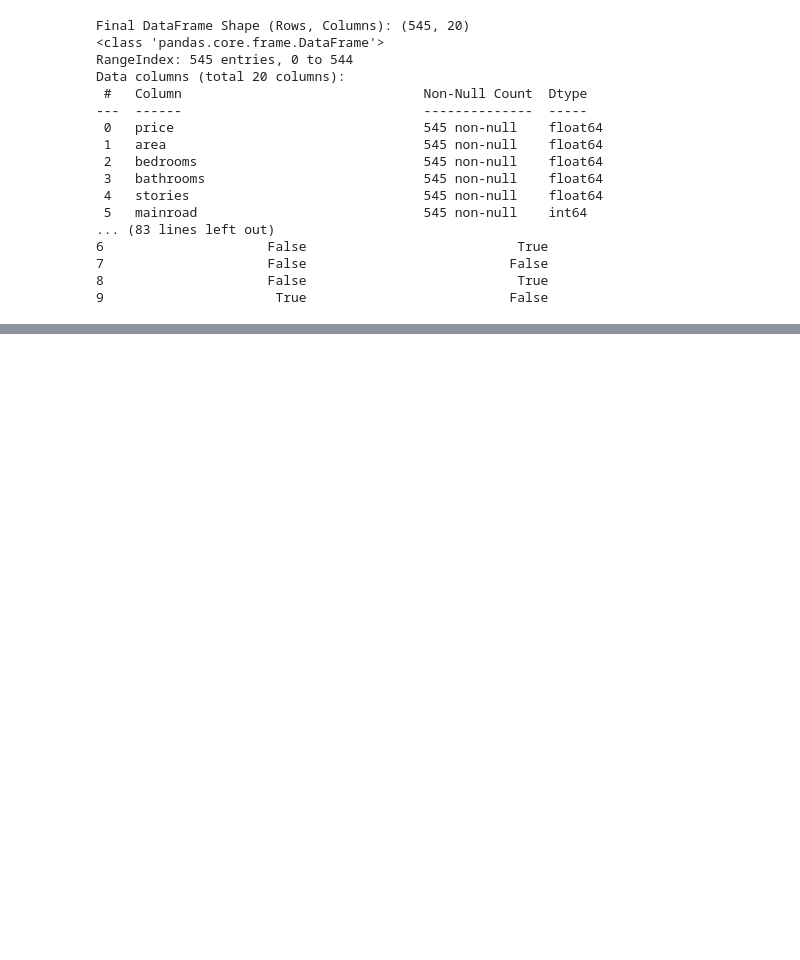
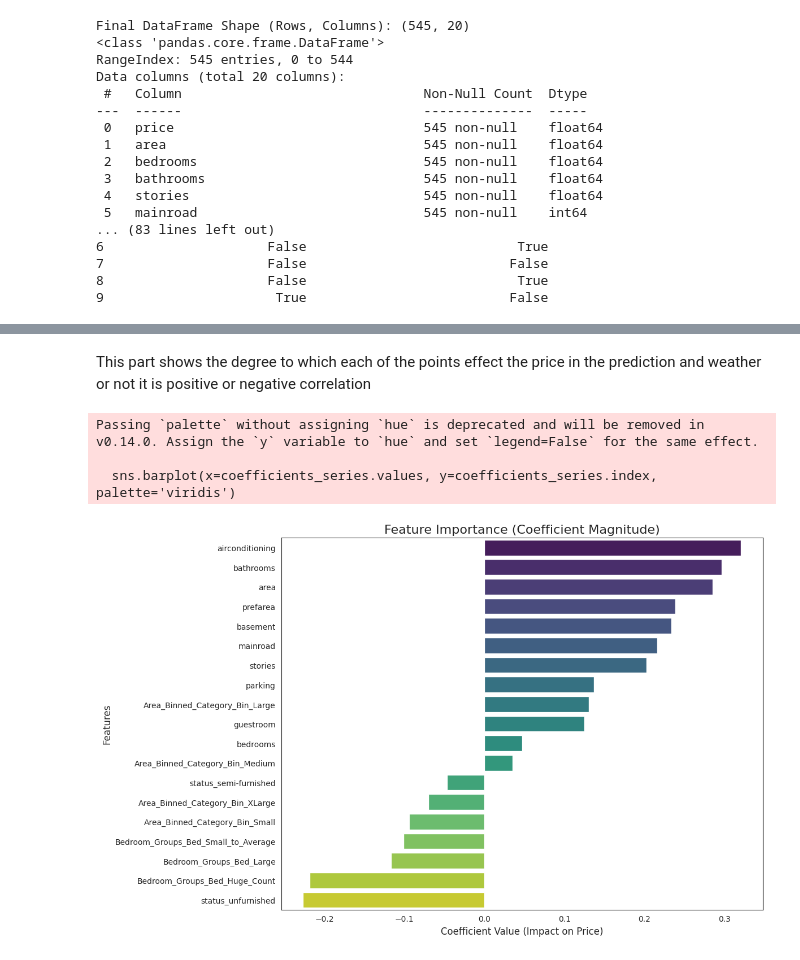
Before and after one commit to lt33tx/Landon_Tinch_DTSC3020_Fall2025-, a Jupyter notebook: 3010_Project.ipynb, the cells around one changed output, grey strips where cells are left out. Saved outputs shown, nothing was run; the diff lists cells and outputs as text; code cells hidden in the pictures; blank space fills up the shorter version.

```diff
--- a/3010_Project.ipynb
+++ b/3010_Project.ipynb
@@ -492,0 +747,46 @@ price_target_correlations_raw = Correlation_Matrix_Full_Set['price']
+# %% [markdown]
+This part shows the degree to which each of the points effect the price in the prediction and weather or not it is positive or negative correlation
+# %%
+import matplotlib.pyplot as plt
+import seaborn as sns
+
+# grab the feature names from the dataset
+features = X.columns
+
+# grab the coefficient values from the trained model
+coefficients = model.coef_
+
+# create a Series that pairs each feature with its coefficient and sort it
+coefficients_series = pd.Series(coefficients, index=features).sort_values(ascending=False)
+
+# remove the intercept from the plot if it exists
+coefficients_series = coefficients_series[coefficients_series.index != 'Intercept']
+
+# set a clean white background style for the plot
+sns.set_style("white")
+
+# set the figure size based on how many features there are
+plt.figure(figsize=(12, len(coefficients_series) * 0.4))
+
+# create a horizontal bar chart to show feature importance
+sns.barplot(x=coefficients_series.values, y=coefficients_series.index, palette='viridis')
+
+# add a title to describe the chart
+plt.title('Feature Importance (Coefficient Magnitude)', fontsize=16)
+
+# label the x-axis
+plt.xlabel('Coefficient Value (Impact on Price)', fontsize=12)
+
+# label the y-axis
+plt.ylabel('Features', fontsize=12)
+
+# adjust spacing so everything fits nicely
+plt.tight_layout()
+
+# display the final feature importance chart
+plt.show()
+# %% [output]
+Passing `palette` without assigning `hue` is deprecated and will be removed in v0.14.0. Assign the `y` variable to `hue` and set `legend=False` for the same effect.
+
+  sns.barplot(x=coefficients_series.values, y=coefficients_series.index, palette='viridis')
+[figure, added]
```
Also changed, not shown: parts of 20 cells of this notebook.
